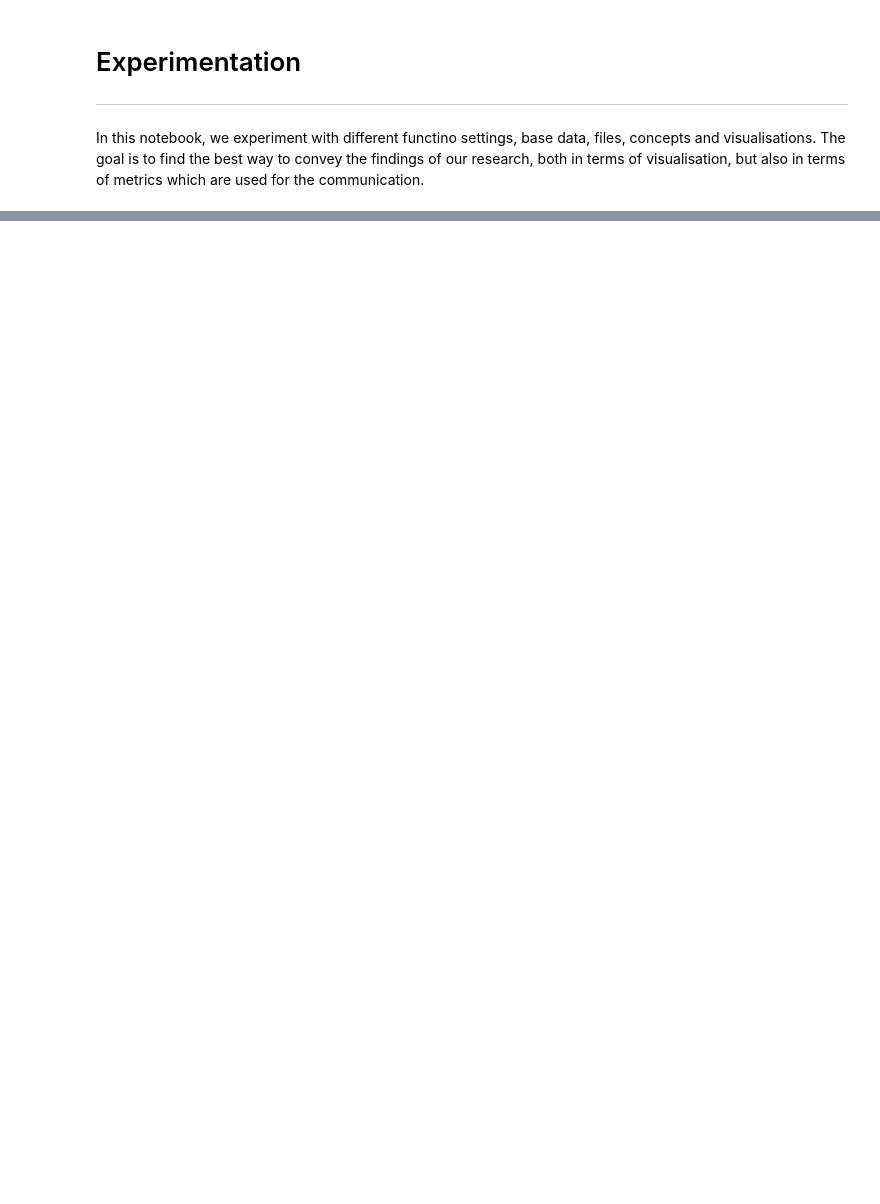
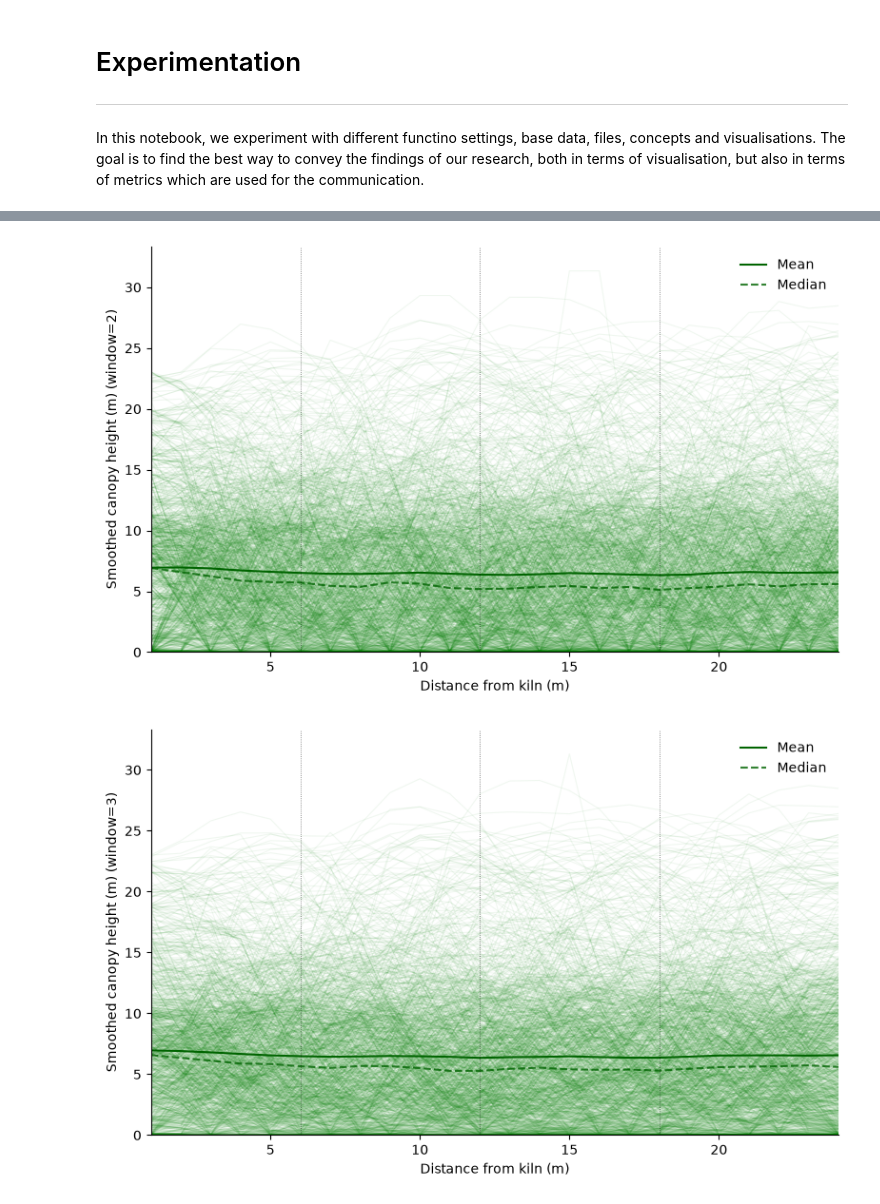
Before and after one commit to fabianott/GEO-715-Project, a Jupyter notebook: new testfolder/experimentation.ipynb, the cells around one changed output, grey strips where cells are left out. Drawn from its saved outputs; the diff is of its cells as text; code cells hidden in the pictures; blank space fills up the shorter version.

```diff
--- a/new testfolder/experimentation.ipynb
+++ b/new testfolder/experimentation.ipynb
@@ -67,0 +110,6 @@ fig.savefig("results/merged_dem_rays4_step1_ring6x4/ray_profiles_raw.png", dpi=4
+# %%
+res_2 = plot_raw_rays(samples=samples, window_size=2, l_alpha=0.06)
+res_3 = plot_raw_rays(samples=samples, window_size=3, l_alpha=0.06)
+# %% [output]
+[figure, added]
+[figure, added]
```
Also changed, not shown: parts of 9 cells of this notebook, 12 other files.
